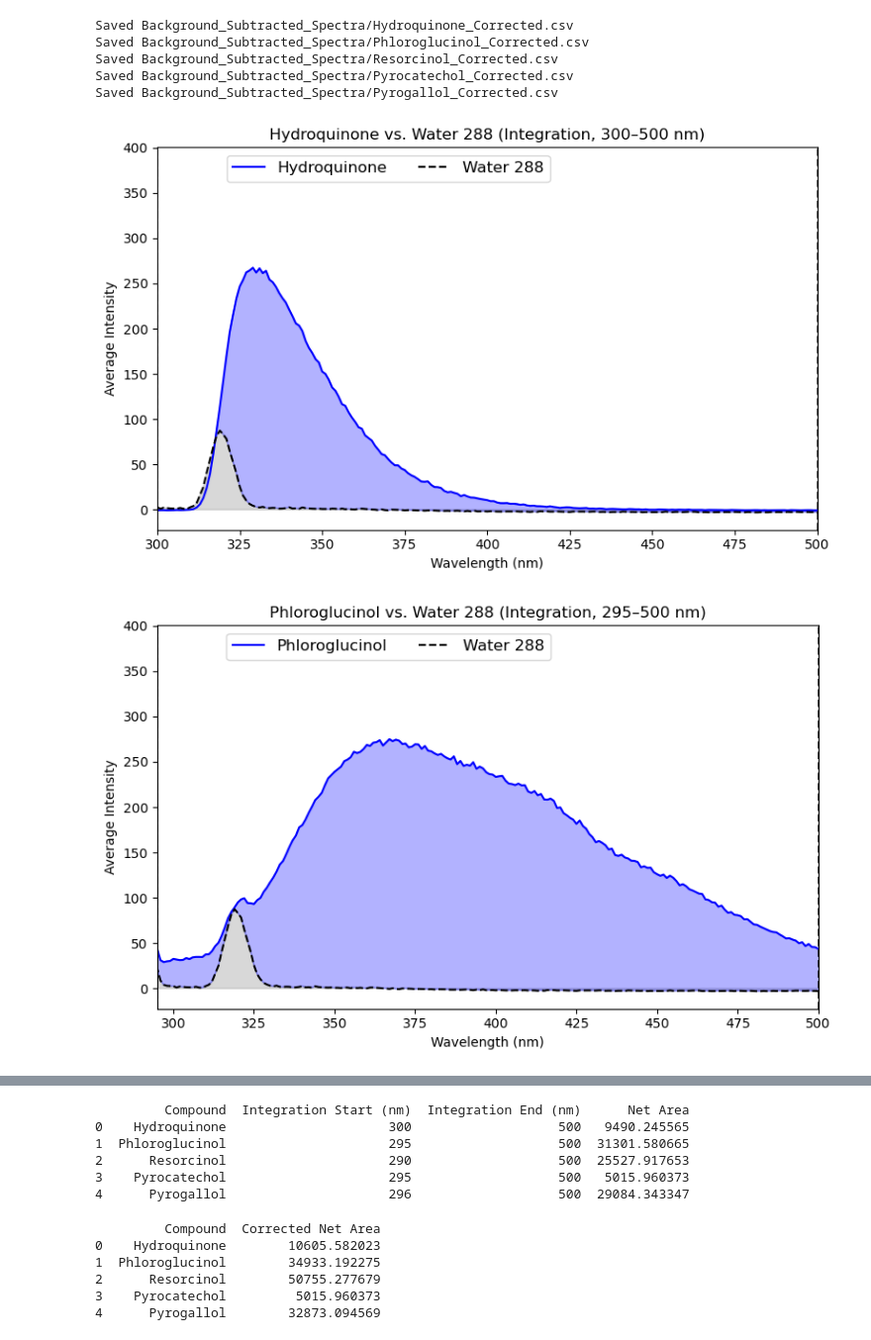
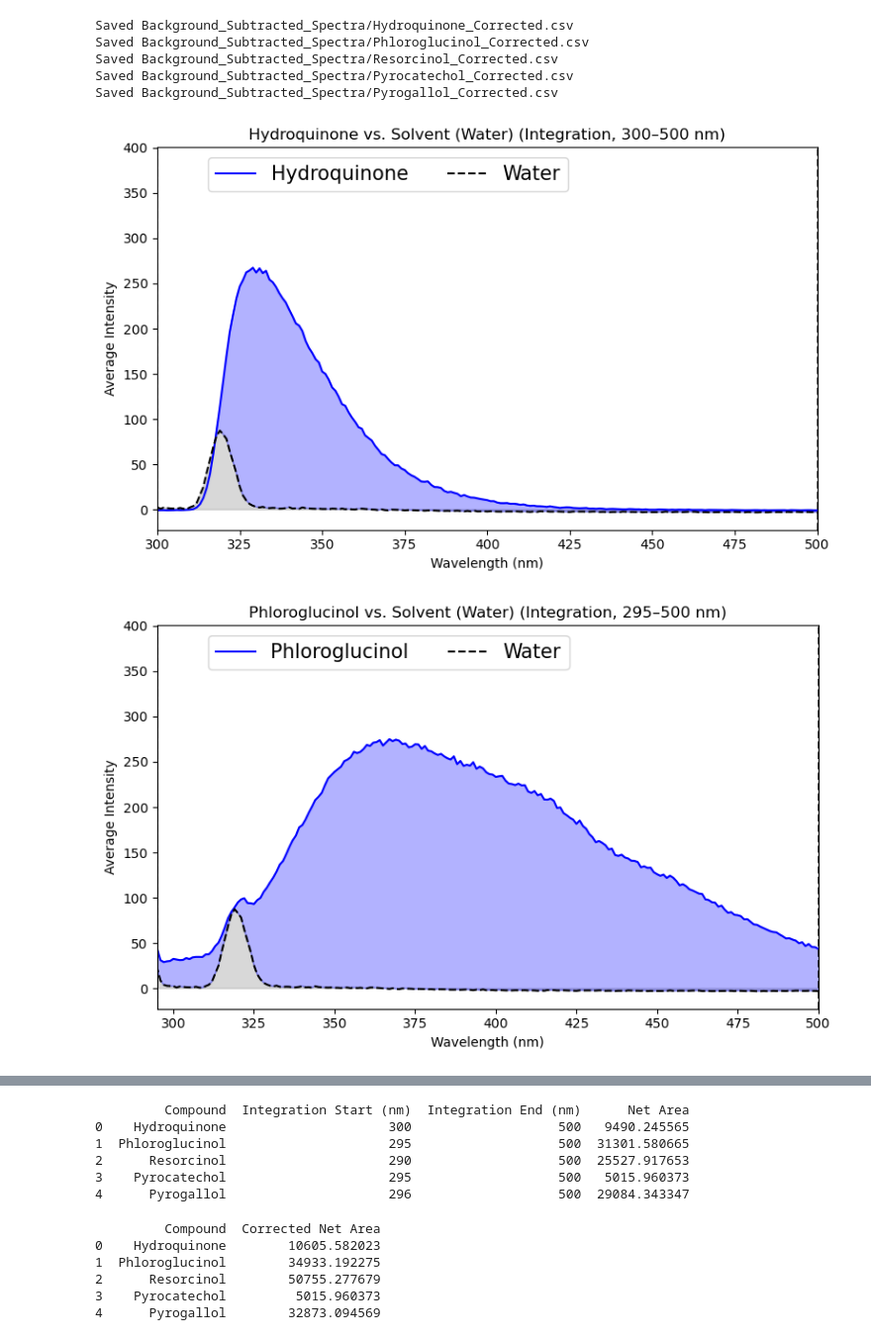
Before and after one commit to DavidShreve/PChemLab, a Jupyter notebook: Project.ipynb, the cells around one changed output, grey strips where cells are left out. Shown at 99% size. Saved outputs shown, nothing was run; the diff lists cells and outputs as text; code cells hidden in the pictures.

```diff
--- a/Project.ipynb
+++ b/Project.ipynb
@@ -284,35 +284,35 @@ for idx, (name, avg_intensity) in enumerate(averaged_data):
         "Compound": name,
         "Integration Start (nm)": wl_min,
         "Integration End (nm)": wl_max,
         "Net Area": net_area
     })
 
     # Plot
     plt.figure(figsize=(8, 5))
     plt.plot(x, y_comp, label=f"{name}", color="blue")
-    plt.plot(x, y_water, label="Water 288", color="black", linestyle="--")
+    plt.plot(x, y_water, label="Water", color="black", linestyle="--")
 
     plt.fill_between(x, 0, y_water, color="gray", alpha=0.3)
     plt.fill_between(x, y_water, y_comp, where=(y_comp > y_water), interpolate=True,
                      color="blue", alpha=0.3)
 
     # Add vertical lines at integration bounds
     plt.axvline(x=wl_min, color="black", linestyle="--", alpha=0.7)
     plt.axvline(x=wl_max, color="black", linestyle="--", alpha=0.7)
 
-    plt.legend( loc='upper center', fontsize= 12,
+    plt.legend( loc='upper center', fontsize= 15,
                bbox_to_anchor=(0.35, 1.00),  # shifted upward
                ncol=10, frameon=True)
     plt.xlim(wl_min, wl_max)
     plt.xlabel("Wavelength (nm)")
     plt.ylabel("Average Intensity")
-    plt.title(f"{name} vs. Water 288 (Integration, {wl_min}–{wl_max} nm)")
+    plt.title(f"{name} vs. Solvent (Water) (Integration, {wl_min}–{wl_max} nm)")
     plt.tight_layout()
     plt.show()
 
 # Display integration results nicely
 integrals_df = pd.DataFrame(integrals)
 print(integrals_df)
 # %% [output]
-[figure, old version]
+[figure, new version]
-[figure, old version]
+[figure, new version]
```
Also changed, not shown: parts of 1 cell of this notebook.
